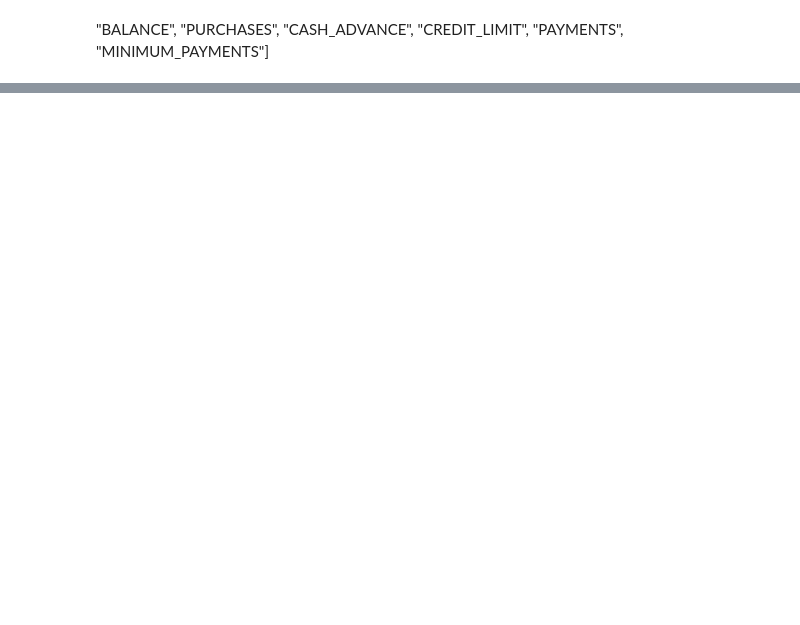
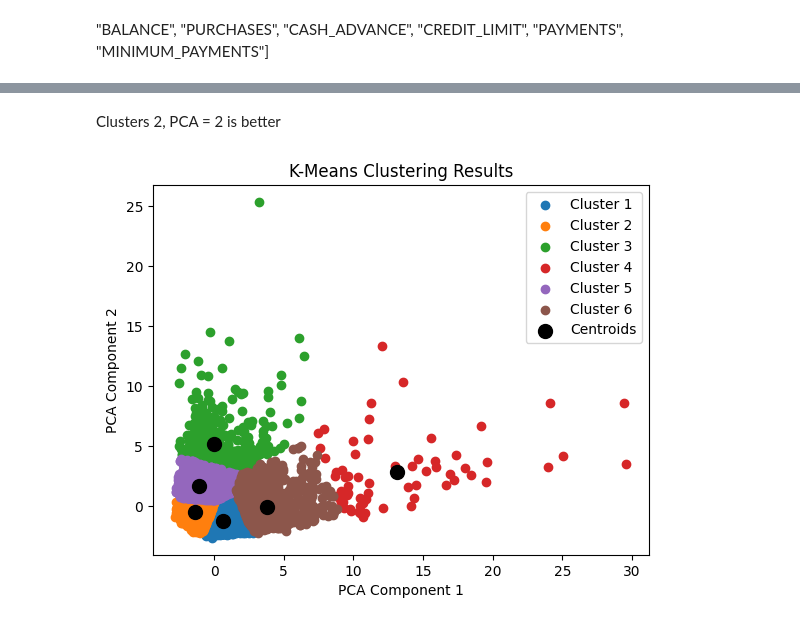
Before and after one commit to LLF00/datascience1, a Jupyter notebook: datascience2/assignment2_clustering.ipynb, the cells around one changed output, grey strips where cells are left out. Cells and saved outputs as stored; diff of their text form; code cells hidden in the pictures; blank space fills up the shorter version.

```diff
--- a/datascience2/assignment2_clustering.ipynb
+++ b/datascience2/assignment2_clustering.ipynb
@@ -427,0 +416,27 @@ InvalidIndexError: (slice(None, None, None), 0)
+# %% [markdown]
+Clusters 2,  PCA = 2 is better
+# %%
+# Perform PCA with 2 components
+pca = PCA(n_components=2)
+df2_pca = pca.fit_transform(df2)
+
+# Apply K-means clustering with 6 clusters
+kmeans = KMeans(n_clusters=6)
+kmeans.fit(df2_pca)
+labels = kmeans.labels_
+centers = kmeans.cluster_centers_
+
+# Scatter plot the data points with different colors for each cluster
+for cluster in range(6):
+    plt.scatter(df2_pca[labels == cluster, 0], df2_pca[labels == cluster, 1], label=f'Cluster {cluster + 1}')
+
+# Plot cluster centers
+plt.scatter(centers[:, 0], centers[:, 1], s=100, c='black', label='Centroids')
+
+plt.xlabel('PCA Component 1')
+plt.ylabel('PCA Component 2')
+plt.title('K-Means Clustering Results')
+plt.legend()
+plt.show()
+# %% [output]
+[figure, added]
```
Also changed, not shown: parts of 27 cells of this notebook.
